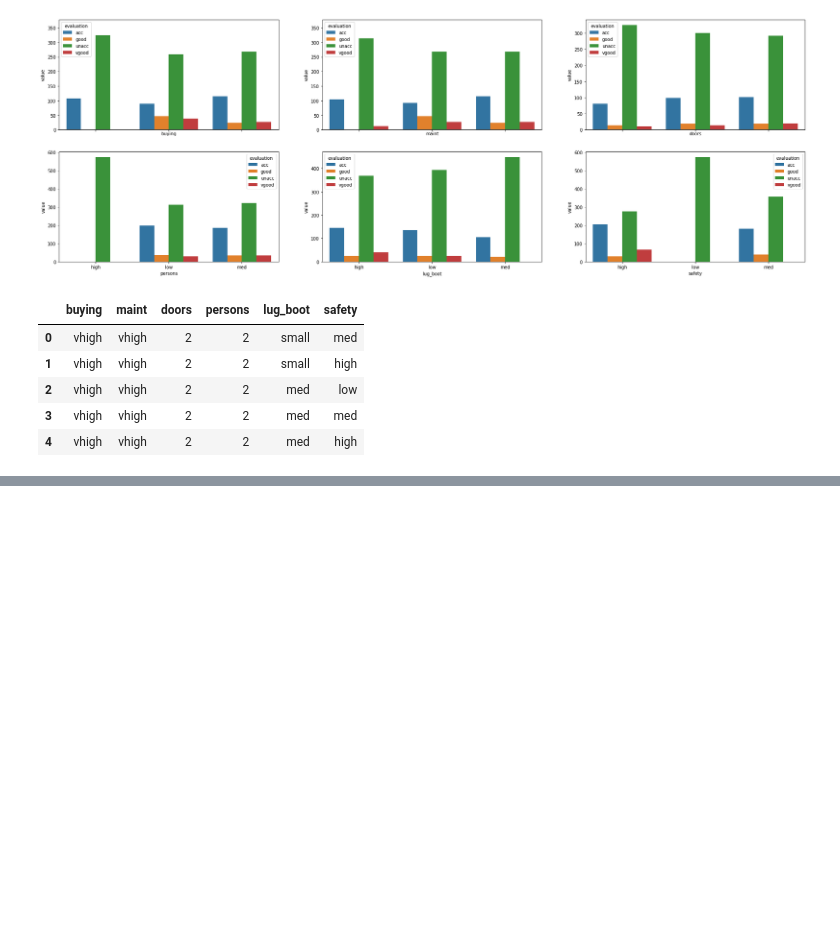
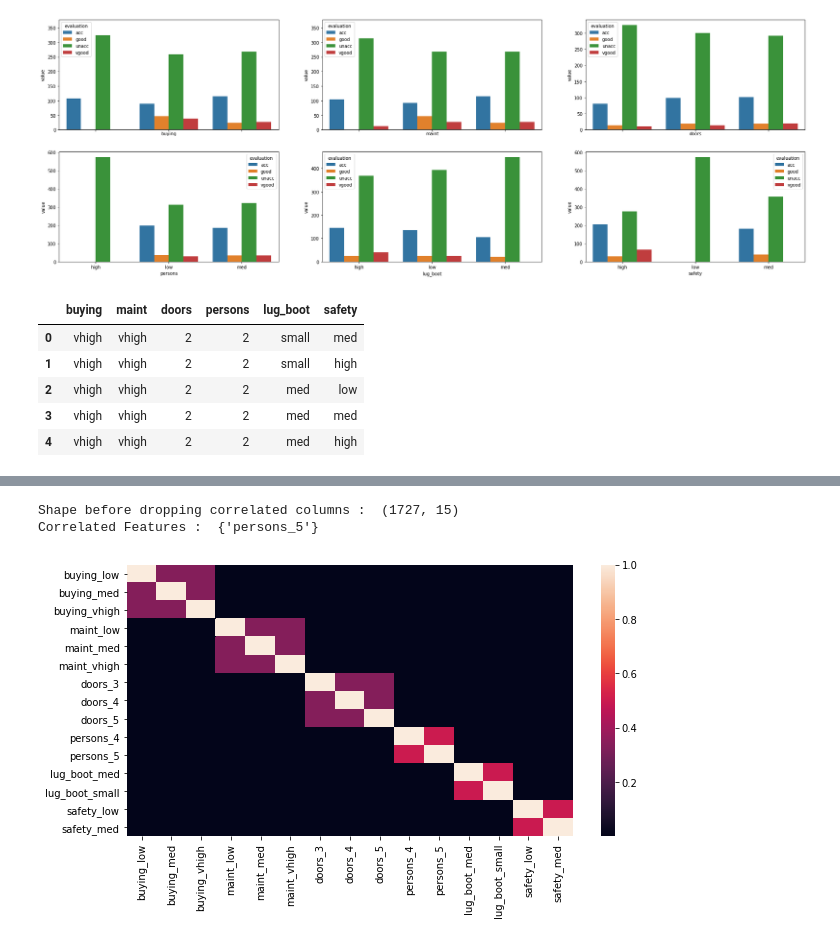
Before and after one commit to rzr1331/bits, a Jupyter notebook: ML_Assignment_Q2.ipynb, the cells around one changed output, grey strips where cells are left out. Cells and saved outputs as stored; diff of their text form; code cells hidden in the pictures; blank space fills up the shorter version.

```diff
--- a/ML_Assignment_Q2.ipynb
+++ b/ML_Assignment_Q2.ipynb
@@ -164,3 +166,30 @@ x.sample(5)
+# %%
+# Correlation Analysis
+correlation_matrix = x.corr().abs()
+correlation_matrix
+plt.subplots(figsize=(10,5))
+sns.heatmap(correlation_matrix)
+correlation_matrix
+print("Shape before dropping correlated columns : " , x.shape)
+correlated_features = set()
+for i in range(len(correlation_matrix.columns)):
+    for j in range(i):
+        if abs(correlation_matrix.iloc[i, j]) >= 0.5:
+            colname = correlation_matrix.columns[i]
+            correlated_features.add(colname)
+print("Correlated Features : ", correlated_features)
+# As there are is no significant correlation b/w variables hence not dropping features.
+
+# x_corr = x.copy()
+# # Dropping highly correlated features :
+# for col in correlated_features:
+#   del x_corr[col]
+
+# x_corr
+# %% [output]
+Shape before dropping correlated columns :  (1727, 15)
+Correlated Features :  {'persons_5'}
+[figure, added]
 # %%
 # Data Prep
 from sklearn.model_selection import train_test_split
```
Also changed, not shown: parts of 8 cells of this notebook.
